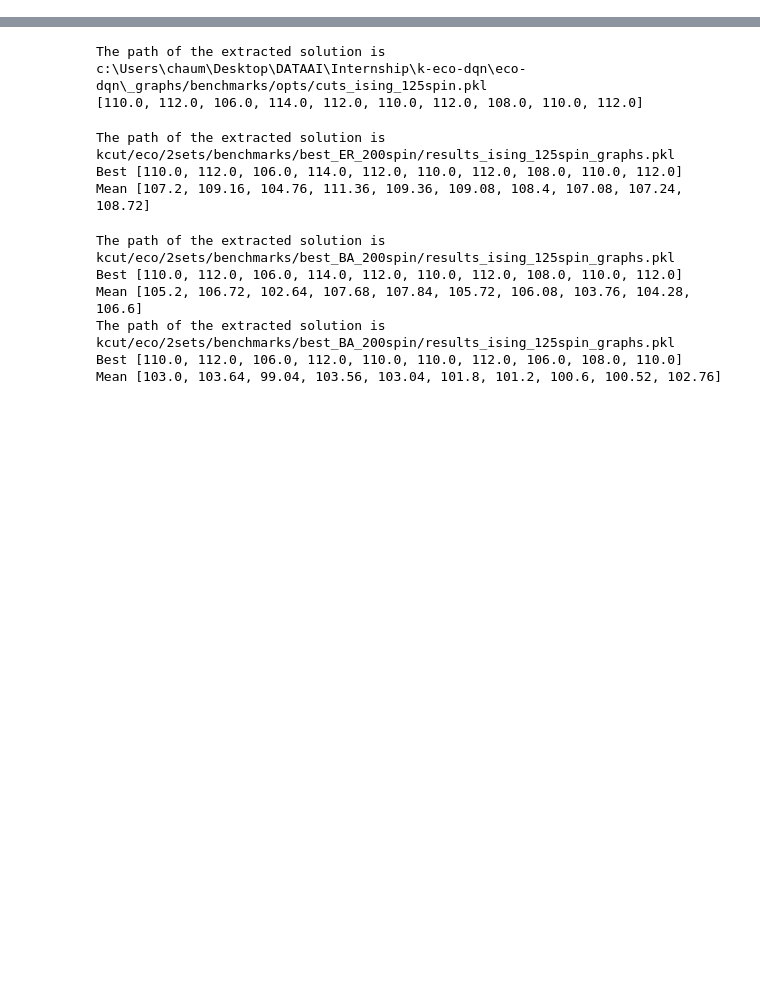
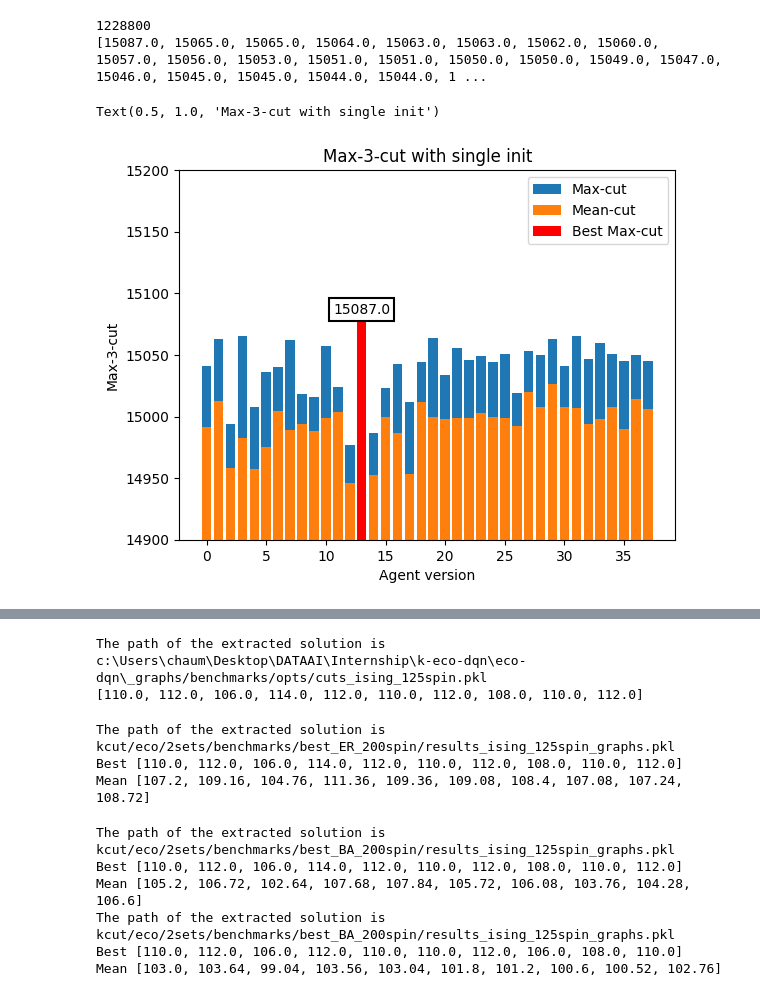
Before and after one commit to Gatorino/eco-dqn, a Jupyter notebook: plots.ipynb, the cells around one changed output, grey strips where cells are left out. Saved outputs shown, nothing was run; the diff lists cells and outputs as text; code cells hidden in the pictures; blank space fills up the shorter version.

Commit message:
Updated plots

```diff
--- a/plots.ipynb
+++ b/plots.ipynb
@@ -18,3 +19,54 @@ def show_graph_results(path):
     with open(path, 'rb') as file:
         solutions = pickle.load(file)
         return solutions
+# %%
+# print(os.getcwd())
+
+base_path = os.path.join(os.getcwd(), "kcut/eco/g1/reward_density/permutation/onehot/ER/10init/benchmarks/gset800/")
+
+maxcuts = []
+meancuts = []
+stds = []
+min_save=11
+max_save=49
+for i in range(min_save,max_save):
+    value = i*51200
+    pat = os.path.join(base_path, f"network{value}/results_gset_800spin_graphs.pkl")
+    optimal_solutions = show_graph_results(pat)
+    # print(optimal_solutions.columns)
+    # print(optimal_solutions["best_cut"].iloc[0])
+    maxcuts.append(optimal_solutions["best_cut"].iloc[0])
+    meancuts.append(optimal_solutions["mean_cut"].iloc[0])
+    stds.append(optimal_solutions["std"].iloc[0])
+
+print(24*51200)
+graphs = np.arange(max_save-min_save).tolist()
+max_value = max(maxcuts)  # Get the maximum value
+max_index = maxcuts.index(max_value)
+fig, ax1 = plt.subplots()
+print(sorted(maxcuts, reverse=True))
+
+plt.bar(x=graphs,height=maxcuts, label="Max-cut")
+ax1.bar(x=graphs,height=meancuts, label="Mean-cut")
+plt.bar(graphs[max_index], max_value, color='red', label="Best Max-cut")
+
+bbox_props = dict(boxstyle='square', fc='white', ec='black', lw=1.5)
+plt.text(max_index, max_value, str(max_value), ha='center', va='center', bbox=bbox_props)
+
+plt.ylim(bottom=14900, top=15200)
+# plt.xlabel("Init number")
+plt.xlabel('Agent version')
+plt.ylabel("Max-3-cut")
+plt.legend()
+plt.title("Max-3-cut with single init")
+
+# ax2 = ax1.twinx()
+
+# ax2.bar(x=graphs,height=stds, color='g')
+# ax2.set_ylim(bottom=20, top=100)
+# ax2.set_ylabel('Stds')
+# %% [output]
+1228800
+[15087.0, 15065.0, 15065.0, 15064.0, 15063.0, 15063.0, 15062.0, 15060.0, 15057.0, 15056.0, 15053.0, 15051.0, 15051.0, 15050.0, 15050.0, 15049.0, 15047.0, 15046.0, 15045.0, 15045.0, 15044.0, 15044.0, 1 ...
+Text(0.5, 1.0, 'Max-3-cut with single init')
+[figure, added]
```
Also changed, not shown: parts of 4 cells of this notebook, 1 other file.
